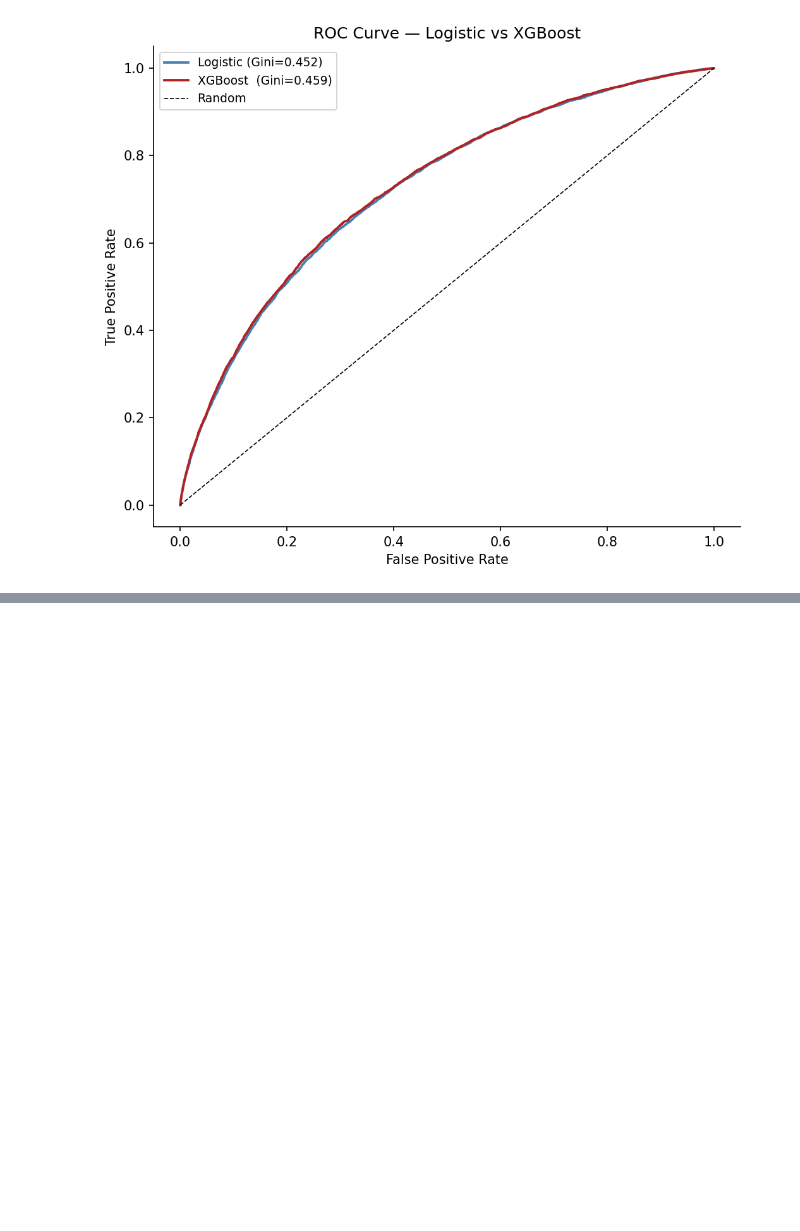
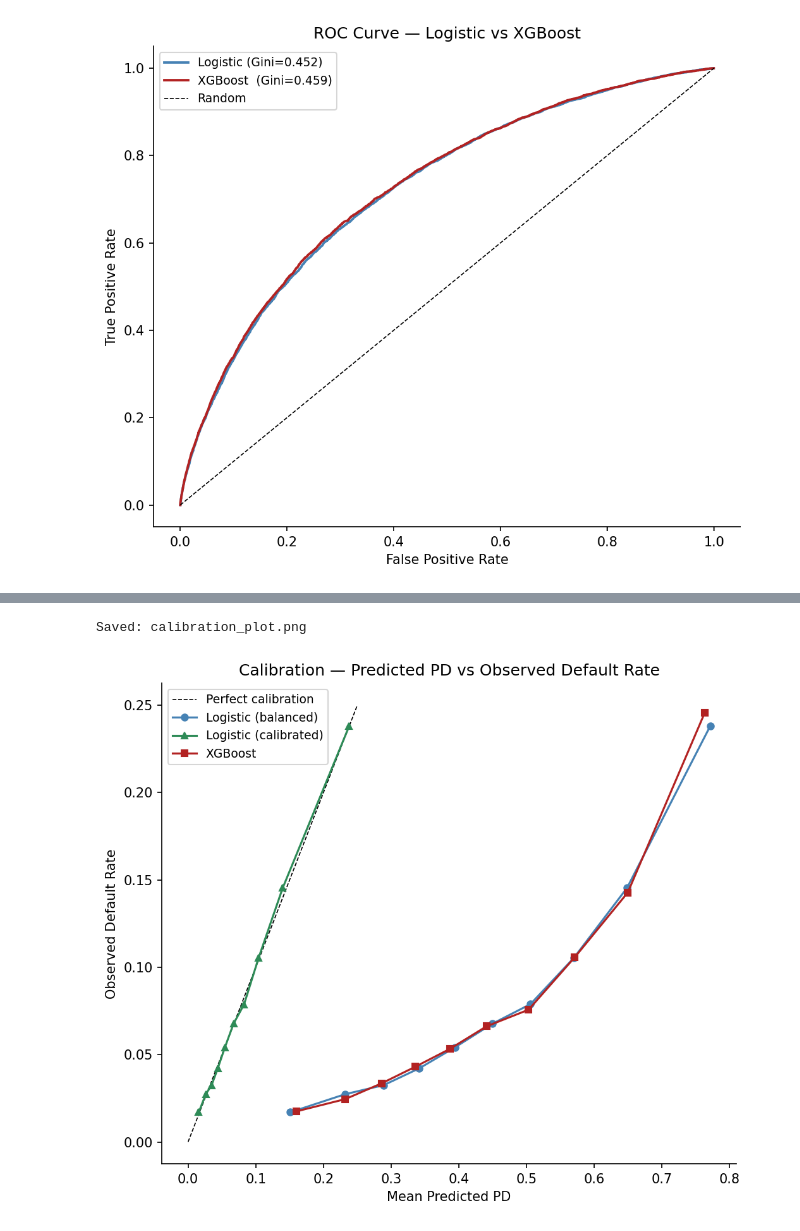
Before and after one commit to imsaichauhan/b1-credit-scoring, a Jupyter notebook: notebooks/main.ipynb, the cells around one changed output, grey strips where cells are left out. Drawn from its saved outputs; the diff is of its cells as text; code cells hidden in the pictures; blank space fills up the shorter version.

```diff
--- a/notebooks/main.ipynb
+++ b/notebooks/main.ipynb
@@ -661,0 +729,21 @@ Saved: roc_comparison.png
+# %%
+# Step 9: recalibrate logistic model using Platt scaling
+from sklearn.calibration import CalibratedClassifierCV
+from sklearn.linear_model import LogisticRegression
+
+lr_base = LogisticRegression(class_weight='balanced', max_iter=500, random_state=42)
+lr_calibrated = CalibratedClassifierCV(lr_base, method='sigmoid', cv=5)
+lr_calibrated.fit(X_train, y_train)
+
+lr_cal_probs = lr_calibrated.predict_proba(X_test)[:, 1]
+
+frac_pos_cal, mean_pred_cal = calibration_curve(y_test, lr_cal_probs,
+                                                  n_bins=10, strategy='quantile')
+cal_df2 = pd.DataFrame({
+    'mean_predicted_pd':      mean_pred_cal,
+    'observed_default_rate':  frac_pos_cal,
+    'abs_error':              np.abs(mean_pred_cal - frac_pos_cal)
+})
+print("Calibration by decile (Logistic + Platt scaling):")
+print(cal_df2.round(4).to_string(index=False))
+print(f"\nMean absolute calibration error: {cal_df2['abs_error'].mean():.4f}")
@@ -661,0 +765,26 @@ Saved: roc_comparison.png
+# %%
+# Step 9: calibration plot with recalibrated model
+fig, ax = plt.subplots(figsize=(7, 6))
+
+ax.plot([0, 0.25], [0, 0.25], 'k--', linewidth=0.8, label='Perfect calibration')
+
+for probs, label, color, marker in [
+    (lr_probs,      'Logistic (balanced)',     'steelblue', 'o'),
+    (lr_cal_probs,  'Logistic (calibrated)',   'seagreen',  '^'),
+    (xgb_probs,     'XGBoost',                 'firebrick', 's')
+]:
+    frac_pos, mean_pred = calibration_curve(y_test, probs,
+                                             n_bins=10, strategy='quantile')
+    ax.plot(mean_pred, frac_pos, color=color, marker=marker,
+            linewidth=1.5, markersize=5, label=label)
+
+ax.set_xlabel('Mean Predicted PD')
+ax.set_ylabel('Observed Default Rate')
+ax.set_title('Calibration — Predicted PD vs Observed Default Rate')
+ax.legend(fontsize=9)
+plt.tight_layout()
+savefig('calibration_plot.png')
+plt.show()
+# %% [output]
+Saved: calibration_plot.png
+[figure, added]
```
Also changed, not shown: parts of 4 cells of this notebook, 1 other file.
